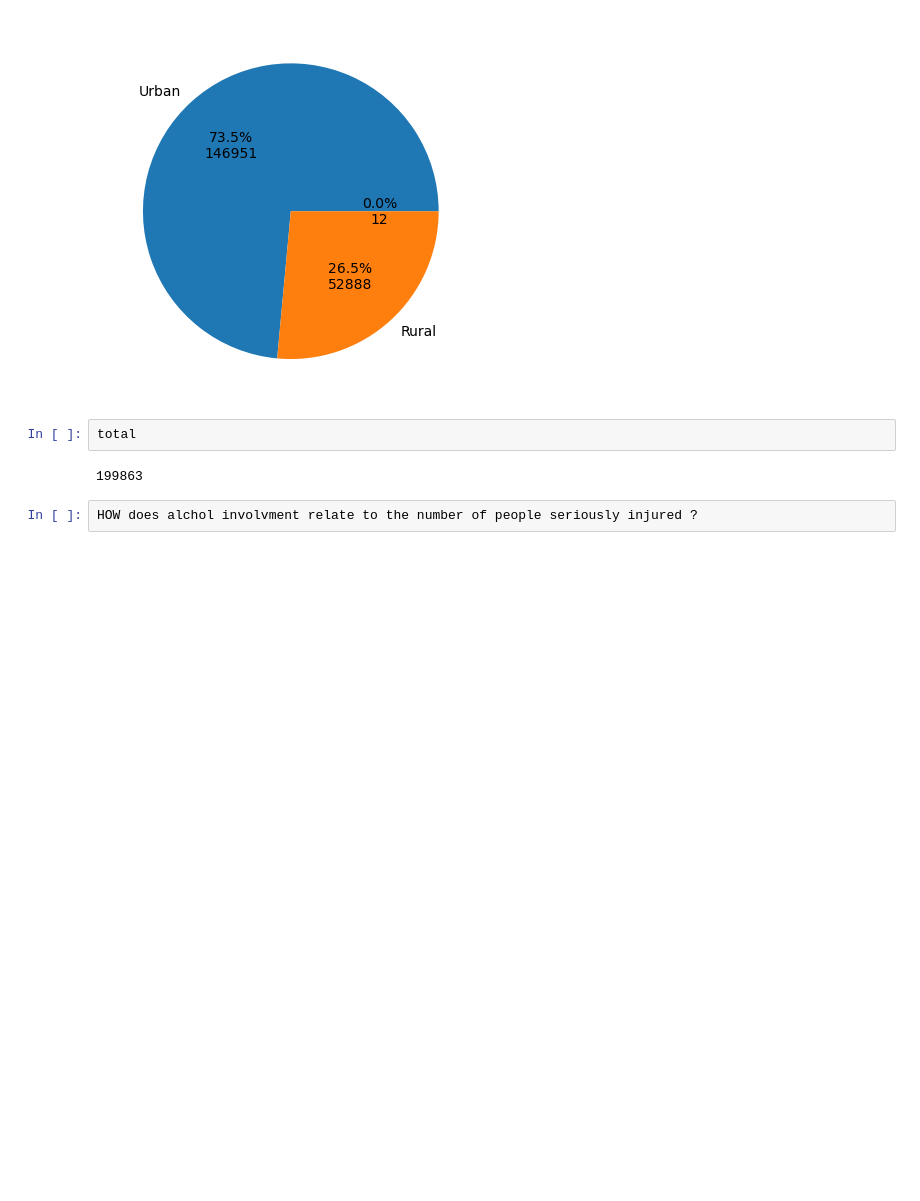
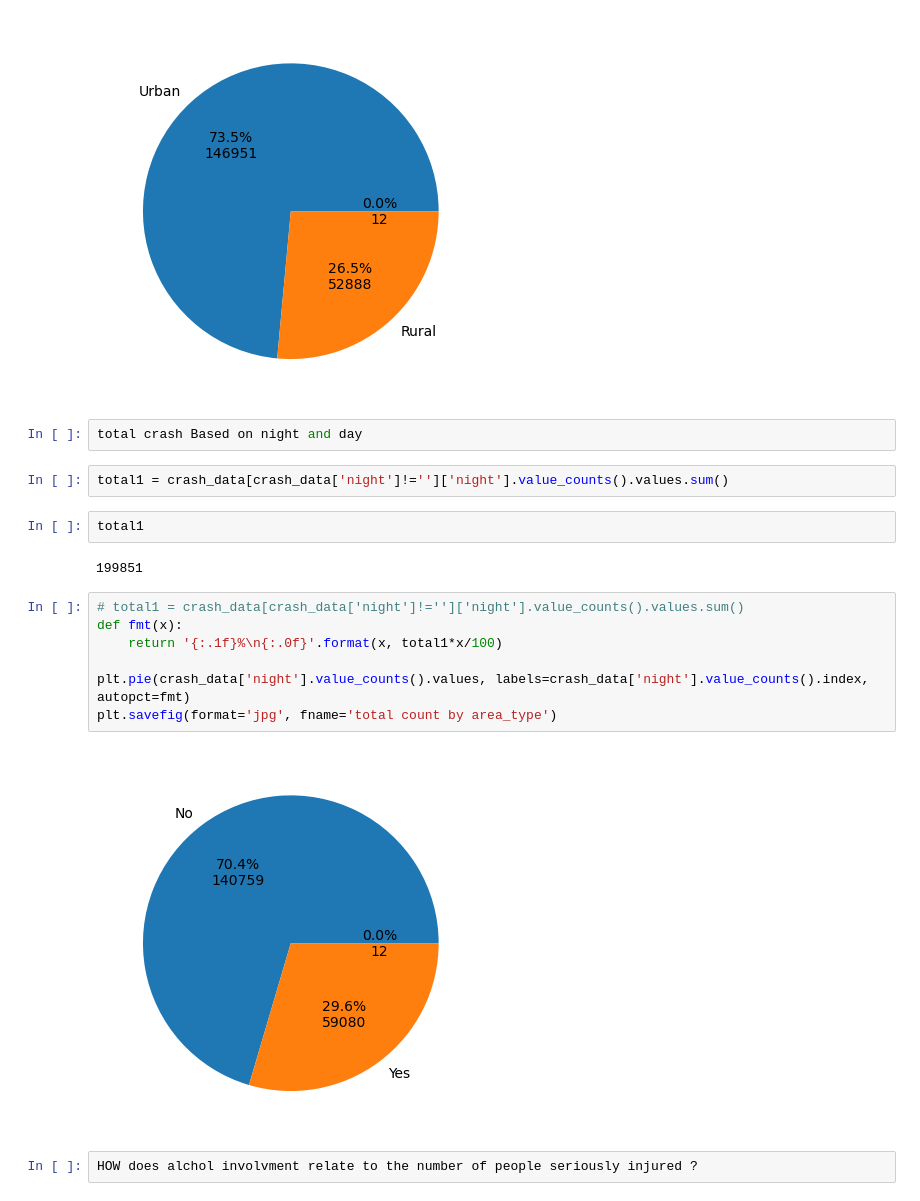
Before and after one commit to Eliab16/VDOT-crash-analysis, a Jupyter notebook: notebooks/VDOT_Analysis.ipynb, the cells around one changed output. Cells and saved outputs as stored; diff of their text form; blank space fills up the shorter version.

```diff
--- a/notebooks/VDOT_Analysis.ipynb
+++ b/notebooks/VDOT_Analysis.ipynb
@@ -195,10 +195,23 @@ plt.pie(crash_data['area_type'].value_counts().values, labels=crash_data['area_t
 plt.savefig(format='jpg', fname='total count by area_type')
 # %% [output]
 [figure]
+# %%
+total crash Based on night and day
+# %%
+total1 = crash_data[crash_data['night']!='']['night'].value_counts().values.sum()
 # %%
-total
+total1
 # %% [output]
-199863
+199851
+# %%
+# total1 = crash_data[crash_data['night']!='']['night'].value_counts().values.sum()
+def fmt(x):
+    return '{:.1f}%\n{:.0f}'.format(x, total1*x/100)
+
+plt.pie(crash_data['night'].value_counts().values, labels=crash_data['night'].value_counts().index, autopct=fmt)
+plt.savefig(format='jpg', fname='total count by area_type')
+# %% [output]
+[figure, added]
 # %%
 HOW does alchol involvment relate to the number of people seriously injured ?
 # %% [markdown]
```
Also changed, not shown: parts of 2 cells of this notebook, 1 other file.
